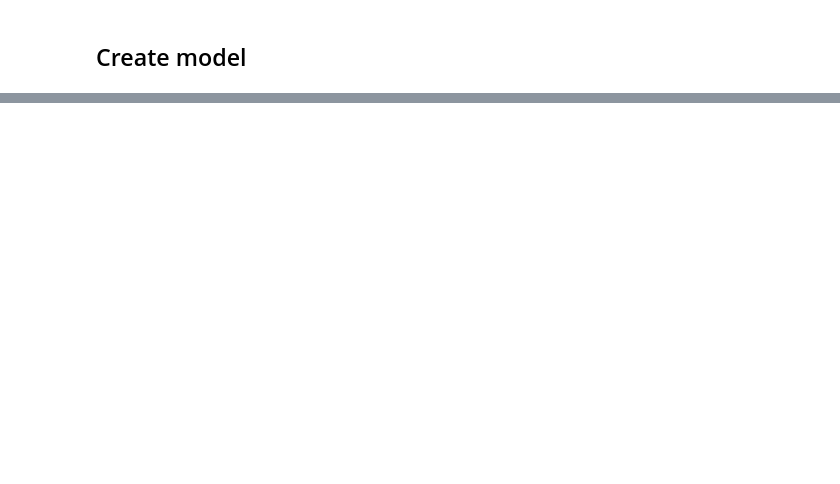
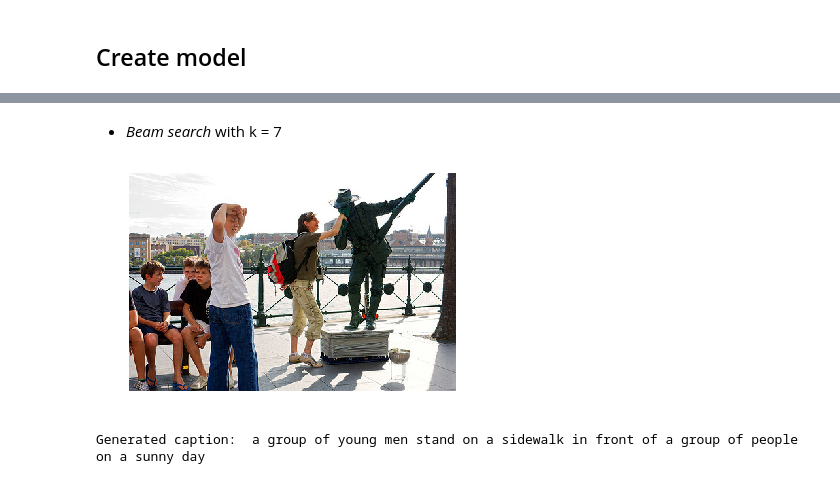
Before and after one commit to anhtu96/image-captioning, a Jupyter notebook: image_captioning.ipynb, the cells around one changed output, grey strips where cells are left out. Saved outputs shown, nothing was run; the diff lists cells and outputs as text; code cells hidden in the pictures; blank space fills up the shorter version.

```diff
--- a/image_captioning.ipynb
+++ b/image_captioning.ipynb
@@ -159,0 +232,7 @@ Generated caption:  a little boy in a blue shirt is chasing a soccer ball on the
+# %% [markdown]
+* *Beam search* with k = 7
+# %%
+captioning.generate_caption('datasets/Flicker8k_Dataset/3482062809_3b694322c4.jpg', word_to_idx, idx_to_word, max_length, True, k=7)
+# %% [output]
+[figure, added]
+Generated caption:  a group of young men stand on a sidewalk in front of a group of people on a sunny day
```
Also changed, not shown: parts of 58 cells of this notebook.
